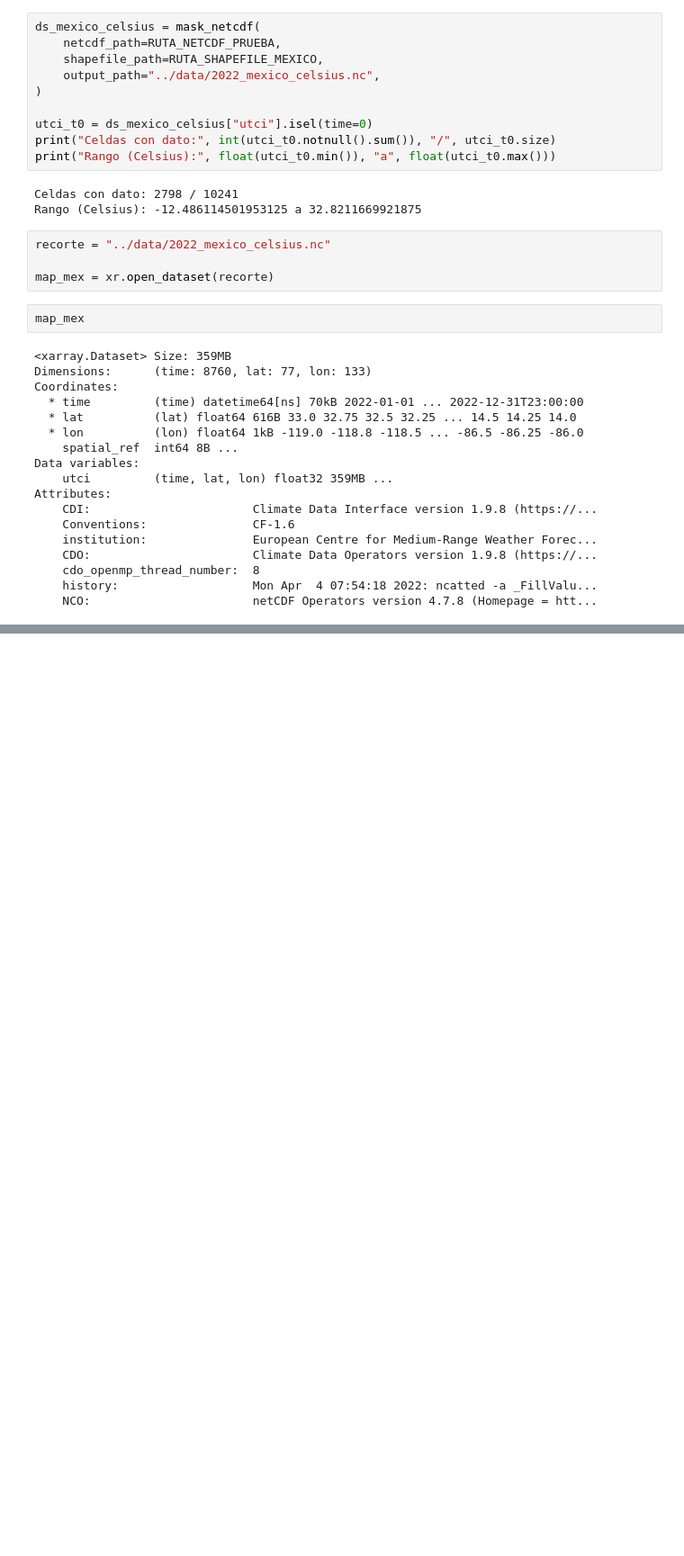
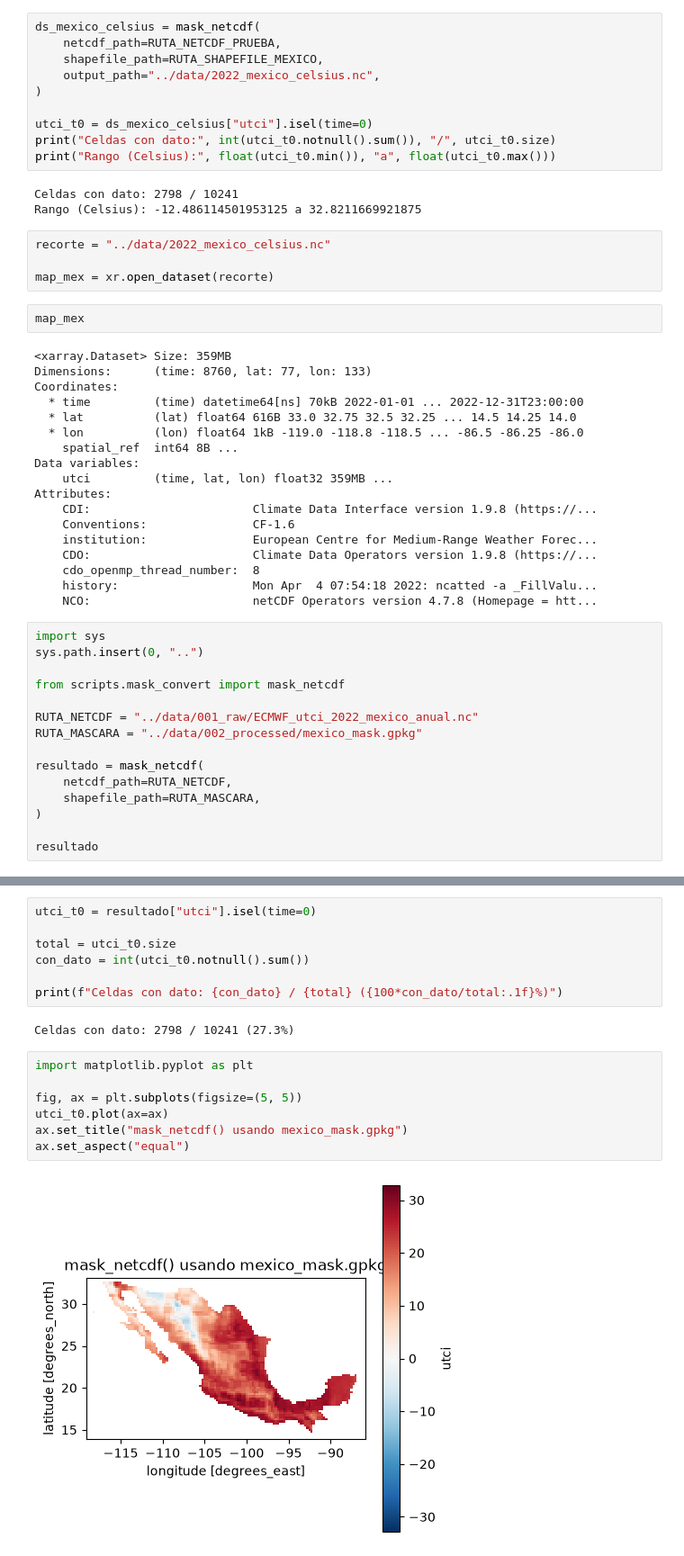
Before and after one commit to Johan23Vasquez/enmascaramiento_celsius, a Jupyter notebook: notebooks/001_pruebas.ipynb, the cells around one changed output, grey strips where cells are left out. Shown at 90% size. Cells and saved outputs as stored; diff of their text form; blank space fills up the shorter version.

Commit message:
nuevo enmascaramiento gpkg 2

```diff
--- a/notebooks/001_pruebas.ipynb
+++ b/notebooks/001_pruebas.ipynb
@@ -123,3 +119,18 @@ Attributes:
     cdo_openmp_thread_number:  8
     history:                   Mon Apr  4 07:54:18 2022: ncatted -a _FillValu...
     NCO:                       netCDF Operators version 4.7.8 (Homepage = htt...
+# %%
+import sys
+sys.path.insert(0, "..")
+
+from scripts.mask_convert import mask_netcdf
+
+RUTA_NETCDF = "../data/001_raw/ECMWF_utci_2022_mexico_anual.nc"
+RUTA_MASCARA = "../data/002_processed/mexico_mask.gpkg"
+
+resultado = mask_netcdf(
+    netcdf_path=RUTA_NETCDF,
+    shapefile_path=RUTA_MASCARA,
+)
+
+resultado
@@ -125,0 +155,18 @@ Attributes:
+# %%
+utci_t0 = resultado["utci"].isel(time=0)
+
+total = utci_t0.size
+con_dato = int(utci_t0.notnull().sum())
+
+print(f"Celdas con dato: {con_dato} / {total} ({100*con_dato/total:.1f}%)")
+# %% [output]
+Celdas con dato: 2798 / 10241 (27.3%)
+# %%
+import matplotlib.pyplot as plt
+
+fig, ax = plt.subplots(figsize=(5, 5))
+utci_t0.plot(ax=ax)
+ax.set_title("mask_netcdf() usando mexico_mask.gpkg")
+ax.set_aspect("equal")
+# %% [output]
+[figure, added]
```
Also changed, not shown: parts of 2 cells of this notebook, 2 other files.
